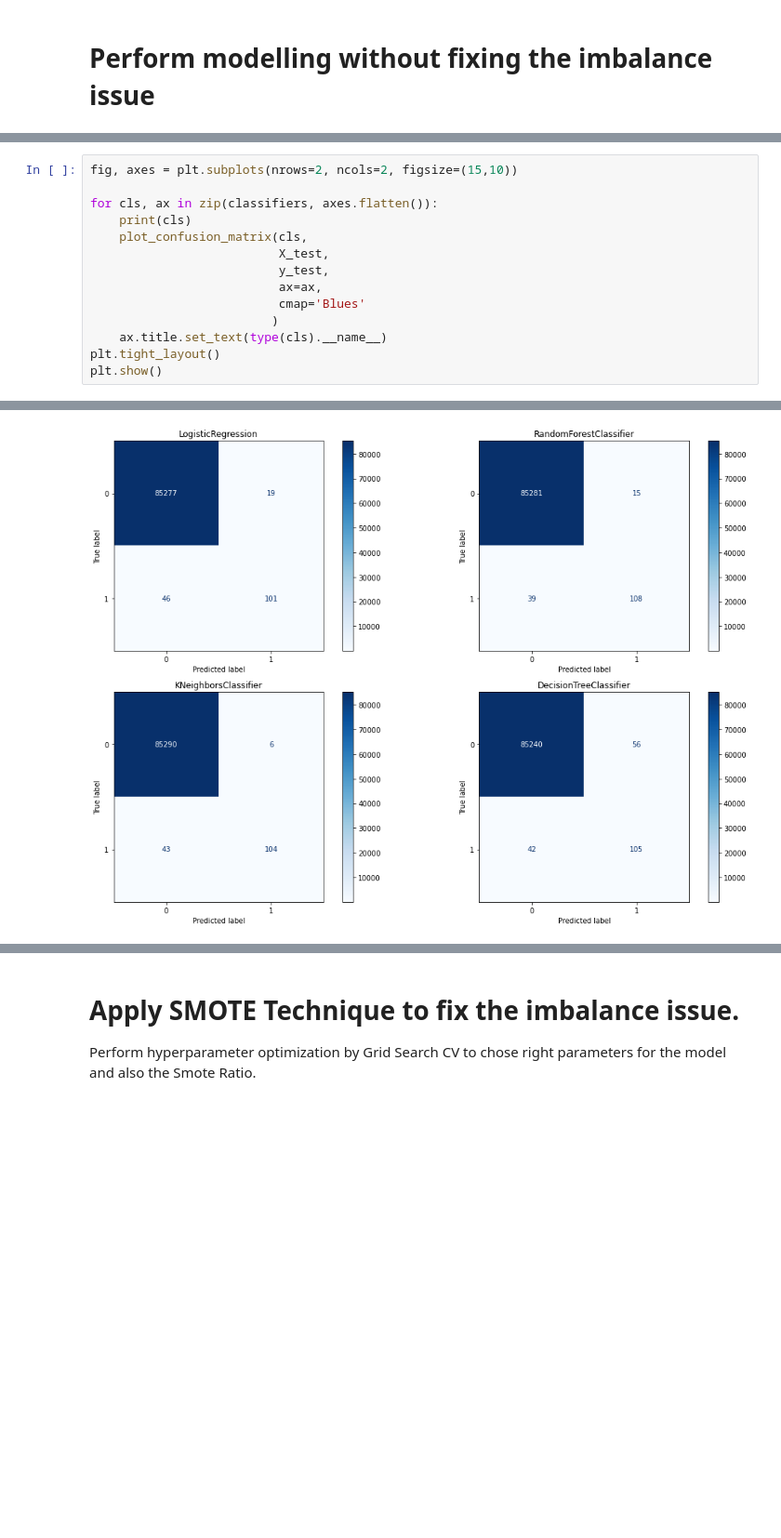
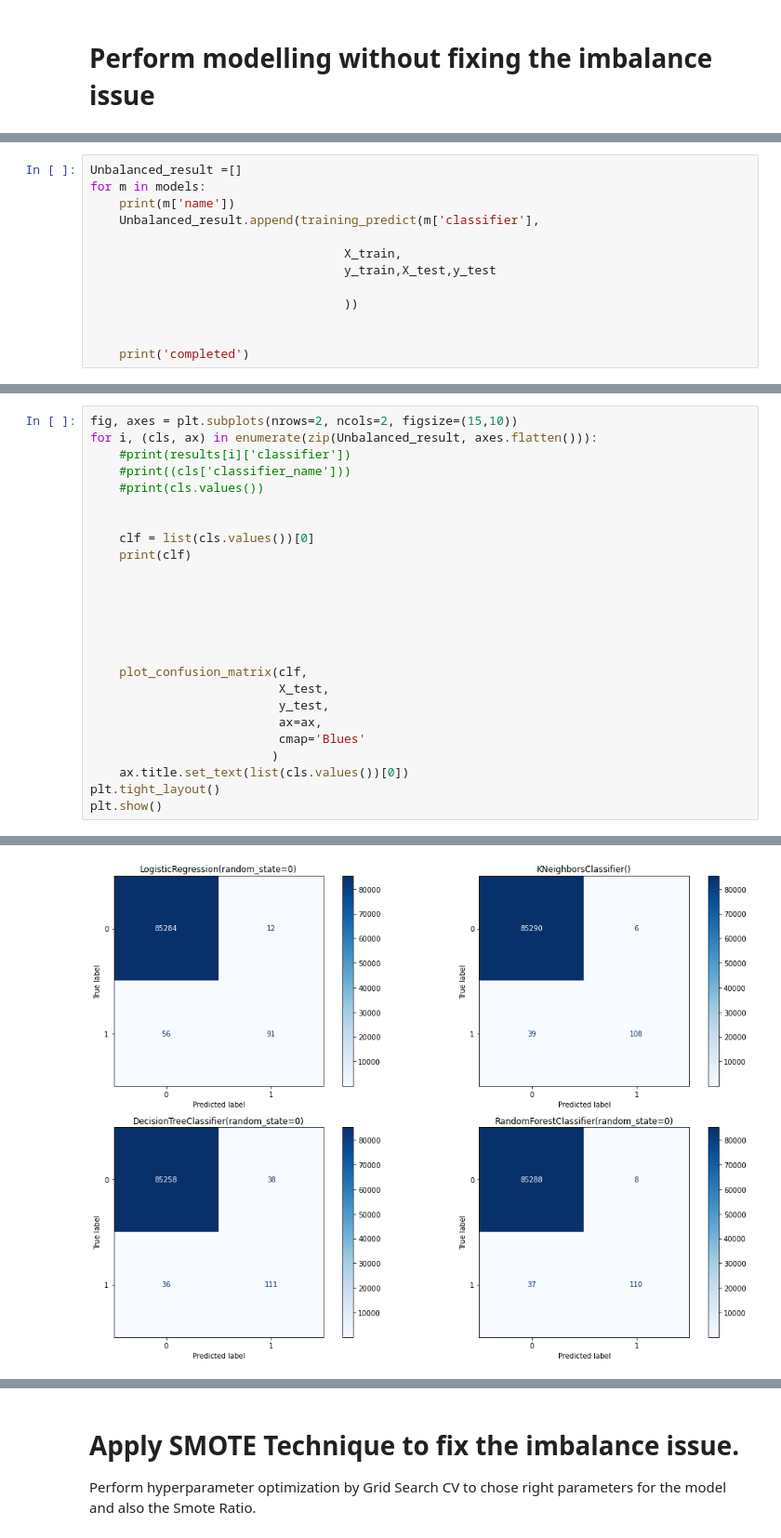
Before and after one commit to nirjadebta/Credit-Card-Fraud-Detection, a Jupyter notebook: credit.ipynb, the cells around one changed output, grey strips where cells are left out. Shown: that part at 93% size. Drawn from its saved outputs; the diff is of its cells as text; blank space fills up the shorter version.

```diff
--- a/credit.ipynb
+++ b/credit.ipynb
@@ -240,0 +267,13 @@ for model in [lr,  rf, knn, DT]: # these are our objects that we instantiated ab
+# %%
+Unbalanced_result =[]
+for m in models:
+    print(m['name'])
+    Unbalanced_result.append(training_predict(m['classifier'],
+
+                                   X_train,
+                                   y_train,X_test,y_test
+
+                                   ))
+
+
+    print('completed')
@@ -241,15 +291,26 @@ for model in [lr,  rf, knn, DT]: # these are our objects that we instantiated ab
 # %%
 fig, axes = plt.subplots(nrows=2, ncols=2, figsize=(15,10))
+for i, (cls, ax) in enumerate(zip(Unbalanced_result, axes.flatten())):
+    #print(results[i]['classifier'])
+    #print((cls['classifier_name']))
+    #print(cls.values())
 
-for cls, ax in zip(classifiers, axes.flatten()):
-    print(cls)
-    plot_confusion_matrix(cls,
+
+    clf = list(cls.values())[0]
+    print(clf)
+
+
+
+
+
+
+    plot_confusion_matrix(clf,
                           X_test,
                           y_test,
                           ax=ax,
                           cmap='Blues'
                          )
-    ax.title.set_text(type(cls).__name__)
+    ax.title.set_text(list(cls.values())[0])
 plt.tight_layout()
 plt.show()
 # %% [output]
@@ -260 +321 @@ DecisionTreeClassifier(random_state=0)
-[figure, old version]
+[figure, new version]
```
Also changed, not shown: parts of 26 cells of this notebook.
